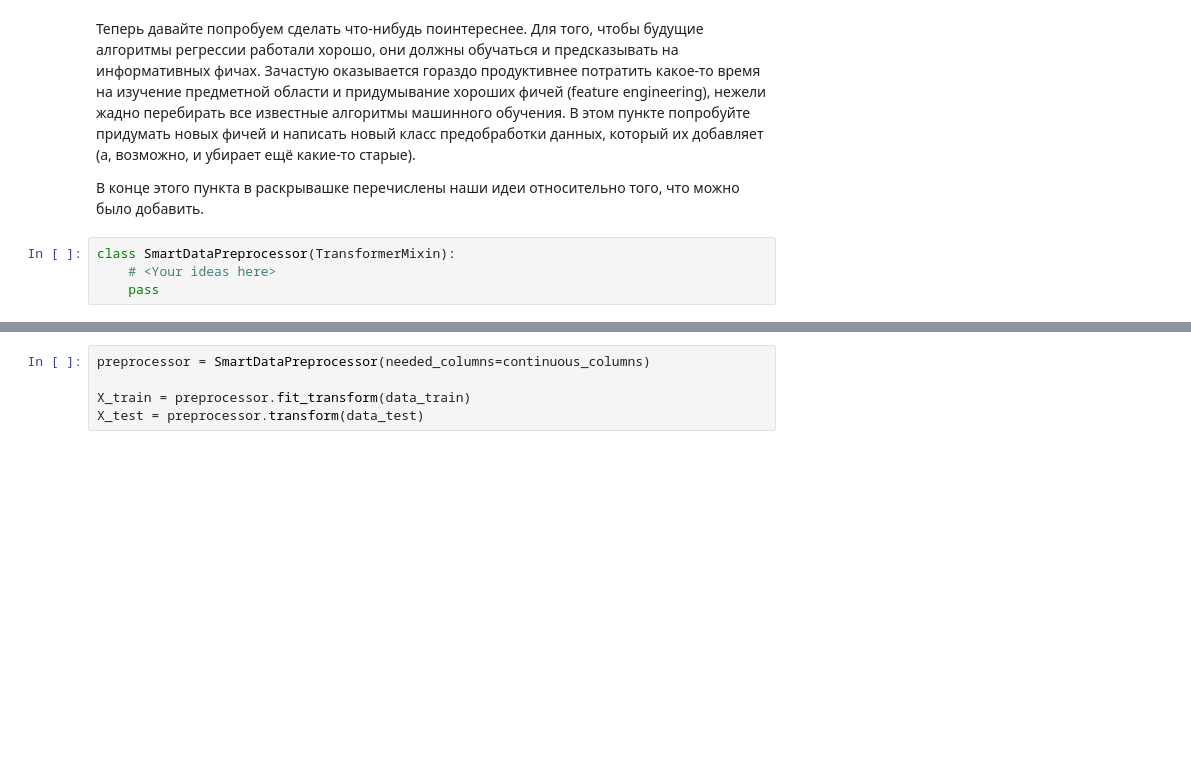
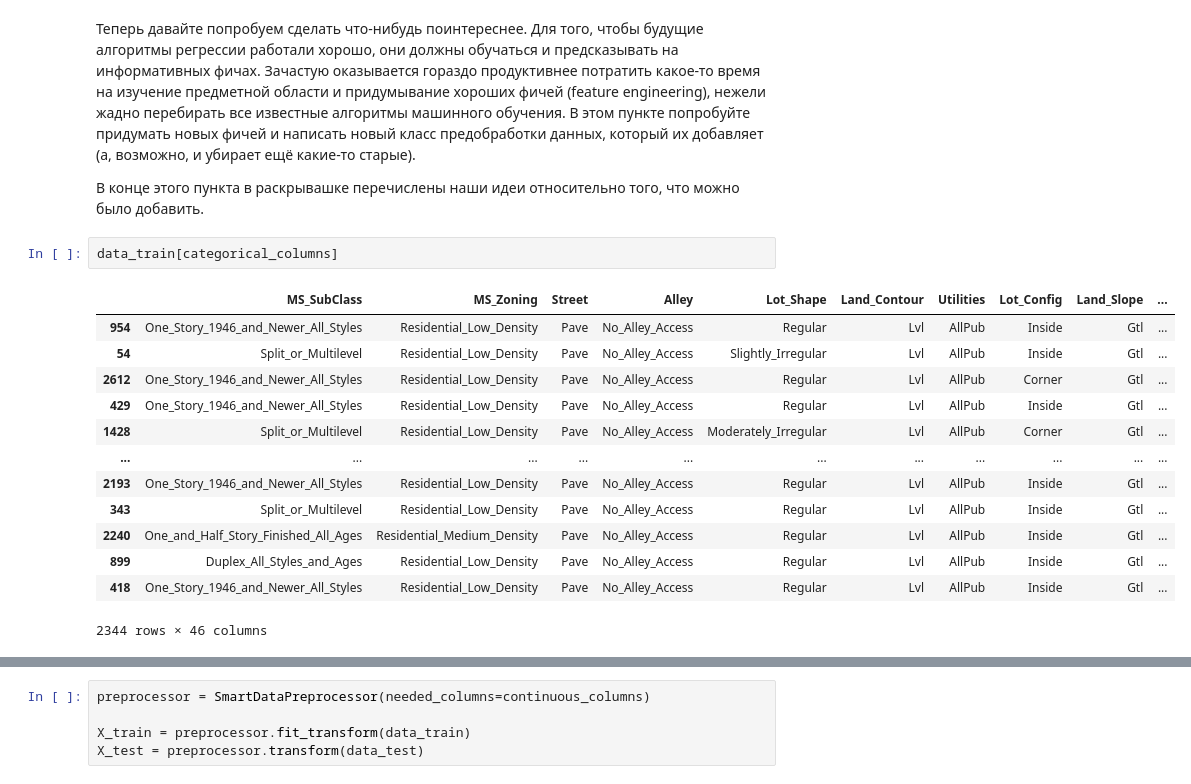
Before and after one commit to MariaBash/deep_learning_dz, a Jupyter notebook: handbook_ml/ml_linear_models_h/linear_model.ipynb, the cells around one changed output, grey strips where cells are left out. Saved outputs shown, nothing was run; the diff lists cells and outputs as text; blank space fills up the shorter version.

```diff
--- a/handbook_ml/ml_linear_models_h/linear_model.ipynb
+++ b/handbook_ml/ml_linear_models_h/linear_model.ipynb
@@ -229,7 +240,19 @@ X_test = preprocessor.transform(data_test)
 В этом пункте попробуйте придумать новых фичей и написать новый класс предобработки данных, который их добавляет (а, возможно, и убирает ещё какие-то старые).
 
 В конце этого пункта в раскрывашке перечислены наши идеи относительно того, что можно было добавить.
-# %%
-class SmartDataPreprocessor(TransformerMixin):
-    # <Your ideas here>
-    pass
+# %%
+data_train[categorical_columns]
+# %% [output]
+|  | MS_SubClass | MS_Zoning | Street | Alley | Lot_Shape | Land_Contour | Utilities | Lot_Config | Land_Slope | ... |
+| 954 | One_Story_1946_and_Newer_All_Styles | Residential_Low_Density | Pave | No_Alley_Access | Regular | Lvl | AllPub | Inside | Gtl | ... |
+| 54 | Split_or_Multilevel | Residential_Low_Density | Pave | No_Alley_Access | Slightly_Irregular | Lvl | AllPub | Inside | Gtl | ... |
+| 2612 | One_Story_1946_and_Newer_All_Styles | Residential_Low_Density | Pave | No_Alley_Access | Regular | Lvl | AllPub | Corner | Gtl | ... |
+| 429 | One_Story_1946_and_Newer_All_Styles | Residential_Low_Density | Pave | No_Alley_Access | Regular | Lvl | AllPub | Inside | Gtl | ... |
+| 1428 | Split_or_Multilevel | Residential_Low_Density | Pave | No_Alley_Access | Moderately_Irregular | Lvl | AllPub | Corner | Gtl | ... |
+| ... | ... | ... | ... | ... | ... | ... | ... | ... | ... | ... |
+| 2193 | One_Story_1946_and_Newer_All_Styles | Residential_Low_Density | Pave | No_Alley_Access | Regular | Lvl | AllPub | Inside | Gtl | ... |
+| 343 | Split_or_Multilevel | Residential_Low_Density | Pave | No_Alley_Access | Regular | Lvl | AllPub | Inside | Gtl | ... |
+| 2240 | One_and_Half_Story_Finished_All_Ages | Residential_Medium_Density | Pave | No_Alley_Access | Regular | Lvl | AllPub | Inside | Gtl | ... |
+| 899 | Duplex_All_Styles_and_Ages | Residential_Low_Density | Pave | No_Alley_Access | Regular | Lvl | AllPub | Inside | Gtl | ... |
+| 418 | One_Story_1946_and_Newer_All_Styles | Residential_Low_Density | Pave | No_Alley_Access | Regular | Lvl | AllPub | Inside | Gtl | ... |
+2344 rows × 46 columns
```
Also changed, not shown: parts of 19 cells of this notebook.
